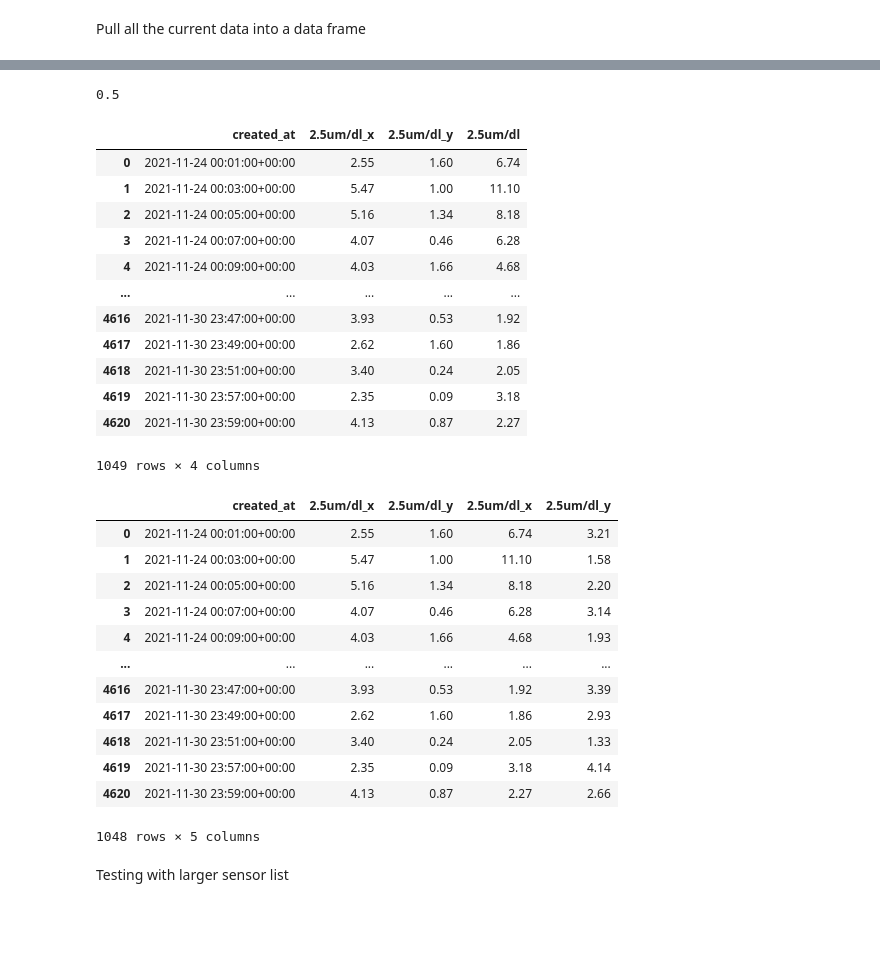
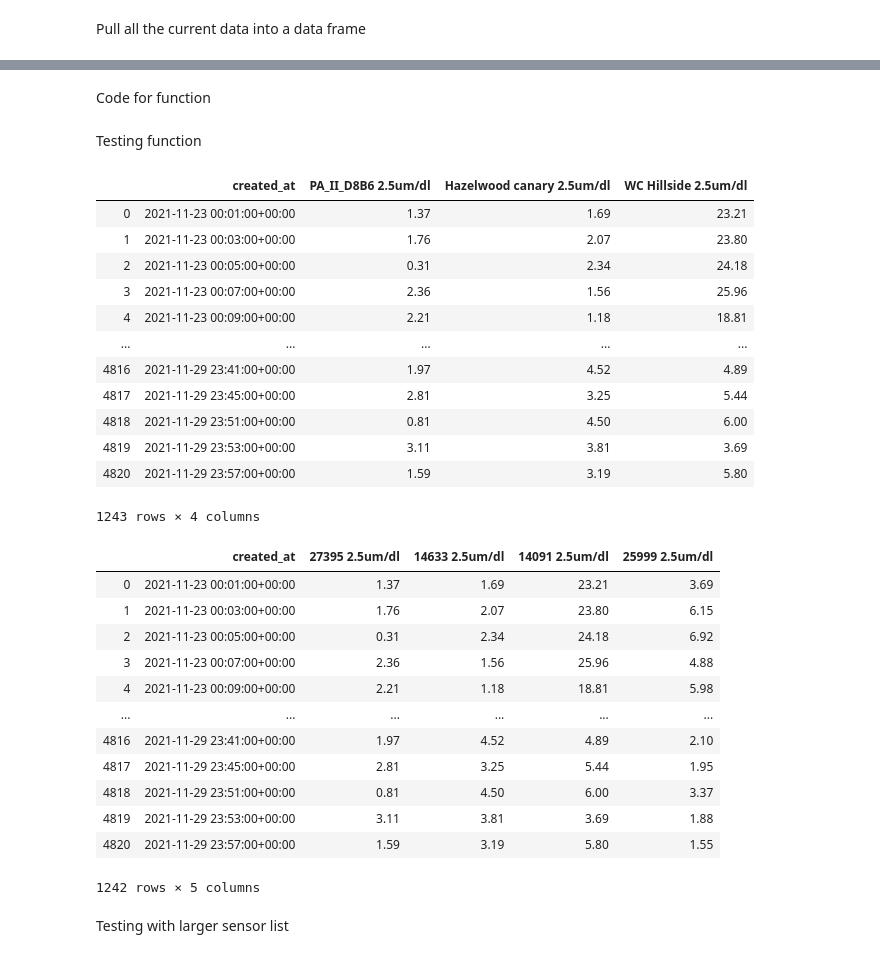
Before and after one commit to ds-modules/air-quality, a Jupyter notebook: backend.ipynb, the cells around one changed output, grey strips where cells are left out. Saved outputs shown, nothing was run; the diff lists cells and outputs as text; code cells hidden in the pictures; blank space fills up the shorter version.

```diff
--- a/backend.ipynb
+++ b/backend.ipynb
@@ -34,11 +34,5 @@ Initialized 22,532 sensors!
-# %%
-se = Sensor(27395)
-sensor_data = se.parent.get_historical(weeks_to_get=1,
-                              thingspeak_field='secondary')[['created_at', '2.5um/dl']]
-sensor_data['created_at'] = sensor_data['created_at'].dt.floor('T')
-sensor_data.iloc[0]['created_at'].minute / 2
-# %% [output]
-0.5
+# %% [markdown]
+Code for function
 # %%
 # This is a function that takes in a list of sensor name strings and returns a data frame with data
 # from the past week for each sensor
@@ -54,9 +48,10 @@ def time_series_name(sensor_list):
         sensor_data = se.parent.get_historical(weeks_to_get=1,
                               thingspeak_field='secondary')[['created_at', '2.5um/dl']]
         sensor_data['created_at'] = sensor_data['created_at'].dt.floor('T')
+        sensor_data = sensor_data.rename(columns={'2.5um/dl':(sensor +  ' 2.5um/dl')})
         # for cases where there is no data
-        if len(sensor_data) < 5000:
-            continue
+#         if len(sensor_data) < 5000:
+#             continue
         # for cases that begin at an even time
         if (sensor_data.iloc[0]['created_at'].minute / 2) == 0:
             new_time = []
@@ -64,6 +59,8 @@ def time_series_name(sensor_list):
                 new_time.append(i + timedelta(minutes=1))
             sensor_data['created_at'] = new_time
         data = pd.merge(data,sensor_data,how='outer',on='created_at')
+        #columns = ['created_at'] + sensor_list
+        #data = data.set_axis(columns, axis=1, inplace=False)
     return data[~data.isnull().any(axis=1)]
 
 
@@ -78,9 +75,10 @@ def time_series_index(sensor_index_list):
         sensor_data = se.parent.get_historical(weeks_to_get=1,
                               thingspeak_field='secondary')[['created_at', '2.5um/dl']]
         sensor_data['created_at'] = sensor_data['created_at'].dt.floor('T')
+        sensor_data = sensor_data.rename(columns={'2.5um/dl':(str(sensor) +  ' 2.5um/dl')})
         # for cases where there is no data
-        if len(sensor_data) < 5000:
-            continue
+#         if len(sensor_data) < 5000:
+#             continue
         # for cases that begin at an even time
         if (sensor_data.iloc[0]['created_at'].minute / 2) == 0:
             new_time = []
@@ -89,39 +87,41 @@ def time_series_index(sensor_index_list):
             sensor_data['created_at'] = new_time
         data = pd.merge(data,sensor_data,how='outer',on='created_at')
     return data[~data.isnull().any(axis=1)]
+# %% [markdown]
+Testing function
 # %%
-test = time_series_name(["PA_II_D8B6", ' Hazelwood canary ', ' WC Hillside',])
+test = time_series_name(["PA_II_D8B6", ' Hazelwood canary ', ' WC Hillside'])
 test
 # %% [output]
-|  | created_at | 2.5um/dl_x | 2.5um/dl_y | 2.5um/dl |
-| 0 | 2021-11-24 00:01:00+00:00 | 2.55 | 1.60 | 6.74 |
-| 1 | 2021-11-24 00:03:00+00:00 | 5.47 | 1.00 | 11.10 |
-| 2 | 2021-11-24 00:05:00+00:00 | 5.16 | 1.34 | 8.18 |
-| 3 | 2021-11-24 00:07:00+00:00 | 4.07 | 0.46 | 6.28 |
-| 4 | 2021-11-24 00:09:00+00:00 | 4.03 | 1.66 | 4.68 |
+|  | created_at | PA_II_D8B6 2.5um/dl | Hazelwood canary 2.5um/dl | WC Hillside 2.5um/dl |
+| 0 | 2021-11-23 00:01:00+00:00 | 1.37 | 1.69 | 23.21 |
+| 1 | 2021-11-23 00:03:00+00:00 | 1.76 | 2.07 | 23.80 |
+| 2 | 2021-11-23 00:05:00+00:00 | 0.31 | 2.34 | 24.18 |
+| 3 | 2021-11-23 00:07:00+00:00 | 2.36 | 1.56 | 25.96 |
+| 4 | 2021-11-23 00:09:00+00:00 | 2.21 | 1.18 | 18.81 |
 | ... | ... | ... | ... | ... |
-| 4616 | 2021-11-30 23:47:00+00:00 | 3.93 | 0.53 | 1.92 |
-| 4617 | 2021-11-30 23:49:00+00:00 | 2.62 | 1.60 | 1.86 |
-| 4618 | 2021-11-30 23:51:00+00:00 | 3.40 | 0.24 | 2.05 |
-| 4619 | 2021-11-30 23:57:00+00:00 | 2.35 | 0.09 | 3.18 |
-| 4620 | 2021-11-30 23:59:00+00:00 | 4.13 | 0.87 | 2.27 |
+| 4816 | 2021-11-29 23:41:00+00:00 | 1.97 | 4.52 | 4.89 |
+| 4817 | 2021-11-29 23:45:00+00:00 | 2.81 | 3.25 | 5.44 |
+| 4818 | 2021-11-29 23:51:00+00:00 | 0.81 | 4.50 | 6.00 |
+| 4819 | 2021-11-29 23:53:00+00:00 | 3.11 | 3.81 | 3.69 |
+| 4820 | 2021-11-29 23:57:00+00:00 | 1.59 | 3.19 | 5.80 |
-1049 rows × 4 columns
+1243 rows × 4 columns
 # %%
 test2 = time_series_index([27395, 14633, 14091, 25999])
 test2
 # %% [output]
-|  | created_at | 2.5um/dl_x | 2.5um/dl_y | 2.5um/dl_x | 2.5um/dl_y |
-| 0 | 2021-11-24 00:01:00+00:00 | 2.55 | 1.60 | 6.74 | 3.21 |
-| 1 | 2021-11-24 00:03:00+00:00 | 5.47 | 1.00 | 11.10 | 1.58 |
-| 2 | 2021-11-24 00:05:00+00:00 | 5.16 | 1.34 | 8.18 | 2.20 |
-| 3 | 2021-11-24 00:07:00+00:00 | 4.07 | 0.46 | 6.28 | 3.14 |
-| 4 | 2021-11-24 00:09:00+00:00 | 4.03 | 1.66 | 4.68 | 1.93 |
+|  | created_at | 27395 2.5um/dl | 14633 2.5um/dl | 14091 2.5um/dl | 25999 2.5um/dl |
+| 0 | 2021-11-23 00:01:00+00:00 | 1.37 | 1.69 | 23.21 | 3.69 |
+| 1 | 2021-11-23 00:03:00+00:00 | 1.76 | 2.07 | 23.80 | 6.15 |
+| 2 | 2021-11-23 00:05:00+00:00 | 0.31 | 2.34 | 24.18 | 6.92 |
+| 3 | 2021-11-23 00:07:00+00:00 | 2.36 | 1.56 | 25.96 | 4.88 |
+| 4 | 2021-11-23 00:09:00+00:00 | 2.21 | 1.18 | 18.81 | 5.98 |
 | ... | ... | ... | ... | ... | ... |
-| 4616 | 2021-11-30 23:47:00+00:00 | 3.93 | 0.53 | 1.92 | 3.39 |
-| 4617 | 2021-11-30 23:49:00+00:00 | 2.62 | 1.60 | 1.86 | 2.93 |
-| 4618 | 2021-11-30 23:51:00+00:00 | 3.40 | 0.24 | 2.05 | 1.33 |
-| 4619 | 2021-11-30 23:57:00+00:00 | 2.35 | 0.09 | 3.18 | 4.14 |
-| 4620 | 2021-11-30 23:59:00+00:00 | 4.13 | 0.87 | 2.27 | 2.66 |
+| 4816 | 2021-11-29 23:41:00+00:00 | 1.97 | 4.52 | 4.89 | 2.10 |
+| 4817 | 2021-11-29 23:45:00+00:00 | 2.81 | 3.25 | 5.44 | 1.95 |
+| 4818 | 2021-11-29 23:51:00+00:00 | 0.81 | 4.50 | 6.00 | 3.37 |
+| 4819 | 2021-11-29 23:53:00+00:00 | 3.11 | 3.81 | 3.69 | 1.88 |
+| 4820 | 2021-11-29 23:57:00+00:00 | 1.59 | 3.19 | 5.80 | 1.55 |
-1048 rows × 5 columns
+1242 rows × 5 columns
 # %% [markdown]
 Testing with larger sensor list
```
Also changed, not shown: parts of 7 cells of this notebook.
